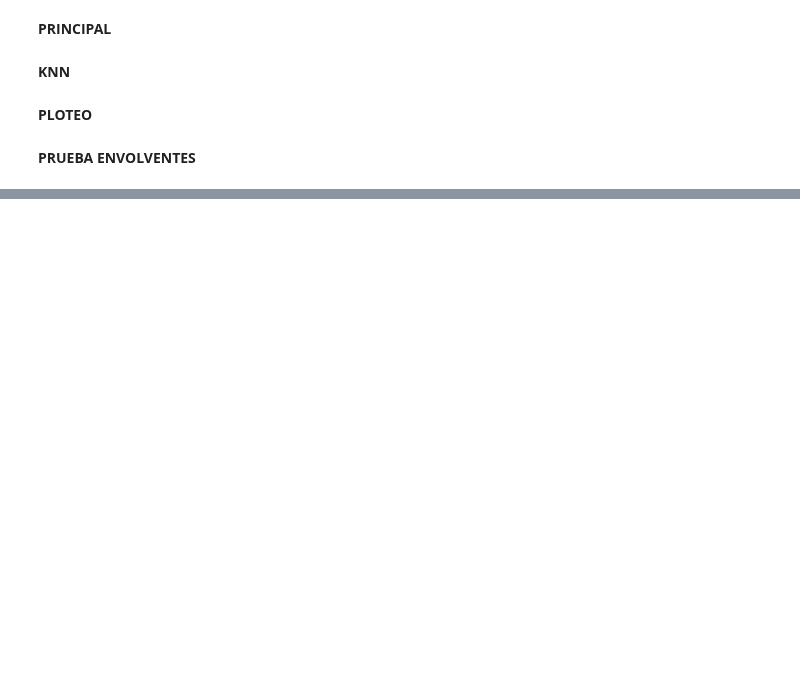
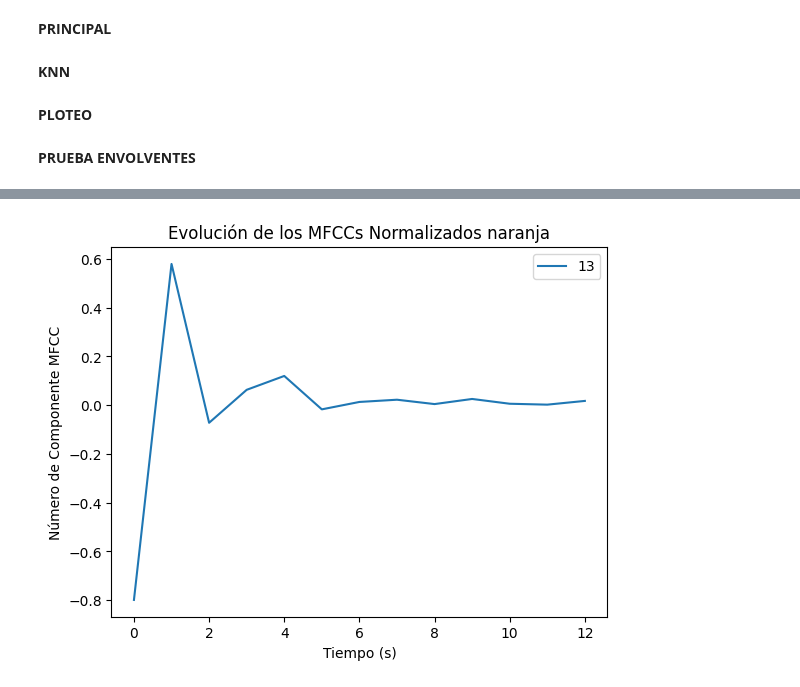
Before and after one commit to Juan2000-coder/Speech_Recognition, a Jupyter notebook: implemetation/first_aproximation/second_test.ipynb, the cells around one changed output, grey strips where cells are left out. Saved outputs shown, nothing was run; the diff lists cells and outputs as text; code cells hidden in the pictures; blank space fills up the shorter version.

```diff
--- a/implemetation/first_aproximation/second_test.ipynb
+++ b/implemetation/first_aproximation/second_test.ipynb
@@ -337,0 +353,23 @@ plt.show()
+# %%
+# Cargar la señal de audio
+fruit = 'naranja'
+indice = 6
+audio_path = fruits[fruit][indice]
+
+audio_signal, sr = librosa.load(audio_path, sr=None)
+
+# Calcular los MFCCs
+mfccs = librosa.feature.mfcc(y=audio_signal, sr=sr, n_mfcc=13)
+mfccs = np.mean(mfccs.T, axis = 0)
+mfccs = mfccs.reshape(-1, 1)
+mfccs = mfccs/np.linalg.norm(mfccs, axis = 0)
+
+plt.plot(mfccs, label=f'{i + 1}')
+
+plt.legend()
+plt.title(f"Evolución de los MFCCs Normalizados {fruit}")
+plt.xlabel('Tiempo (s)')
+plt.ylabel('Número de Componente MFCC')
+plt.show()
+# %% [output]
+[figure, added]
```
Also changed, not shown: parts of 5 cells of this notebook.
